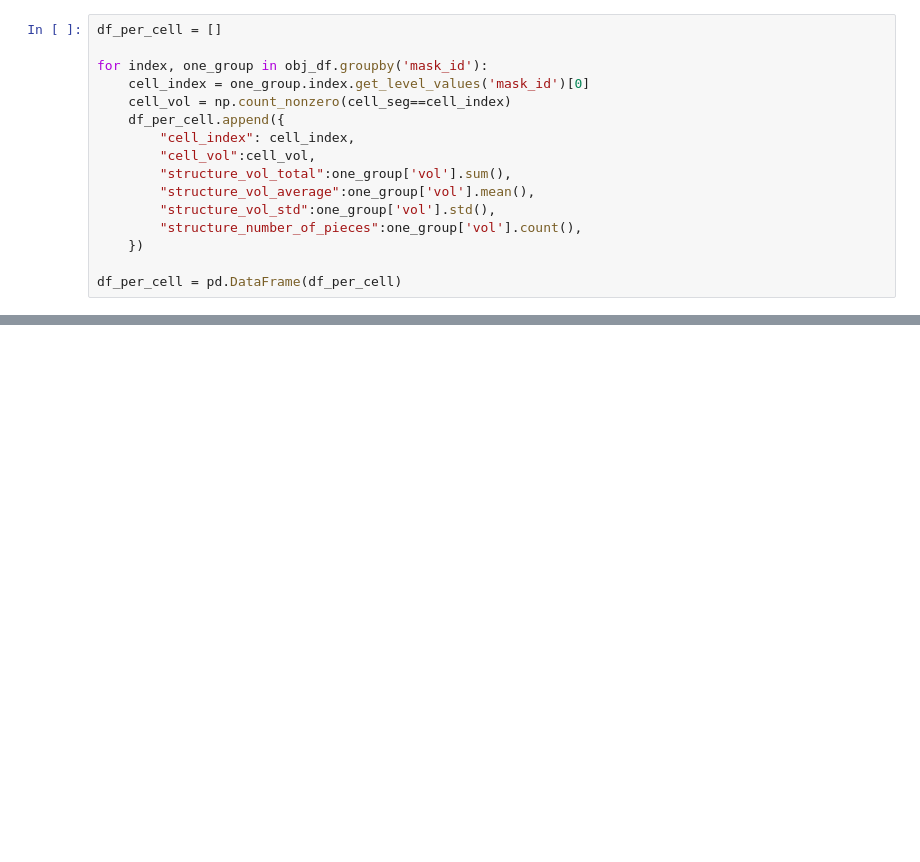
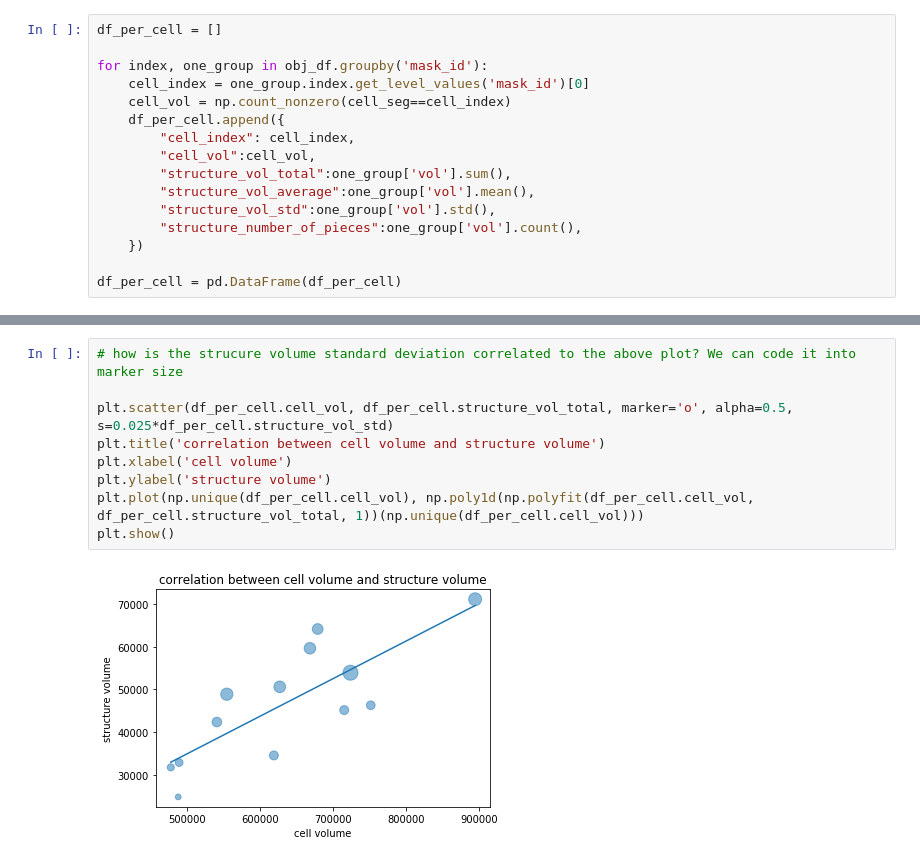
Before and after one commit to AllenInstitute/aics-segmentation, a Jupyter notebook: lookup_table_demo/bridging_the_gap_between_binary_image_and_analysis.ipynb, the cells around one changed output, grey strips where cells are left out. Drawn from its saved outputs; the diff is of its cells as text; blank space fills up the shorter version.

```diff
--- a/lookup_table_demo/bridging_the_gap_between_binary_image_and_analysis.ipynb
+++ b/lookup_table_demo/bridging_the_gap_between_binary_image_and_analysis.ipynb
@@ -141,0 +156,11 @@ plt.show()
+# %%
+# how is the strucure volume standard deviation correlated to the above plot? We can code it into marker size
+
+plt.scatter(df_per_cell.cell_vol, df_per_cell.structure_vol_total, marker='o', alpha=0.5, s=0.025*df_per_cell.structure_vol_std)
+plt.title('correlation between cell volume and structure volume')
+plt.xlabel('cell volume')
+plt.ylabel('structure volume')
+plt.plot(np.unique(df_per_cell.cell_vol), np.poly1d(np.polyfit(df_per_cell.cell_vol, df_per_cell.structure_vol_total, 1))(np.unique(df_per_cell.cell_vol)))
+plt.show()
+# %% [output]
+[figure, added]
```
Also changed, not shown: parts of 8 cells of this notebook, 2 other files.
